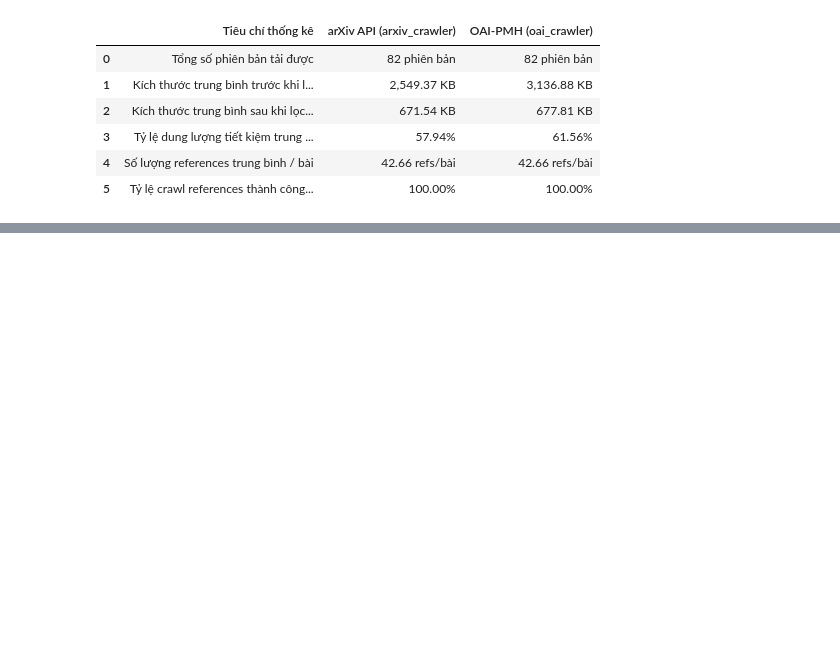
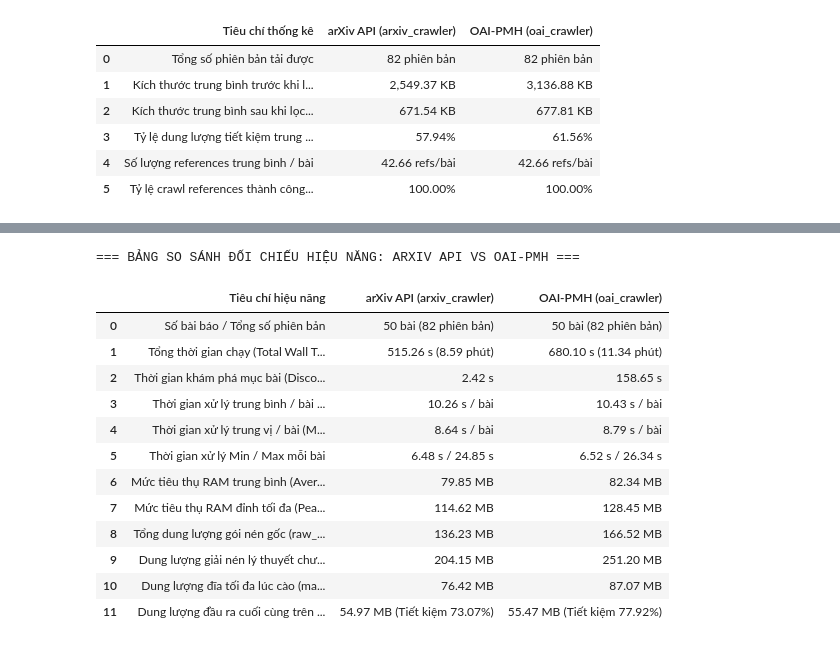
Before and after one commit to KhoaTapCode2006/NMKHDL_Nhom11, a Jupyter notebook: src/statistic.ipynb, the cells around one changed output, grey strips where cells are left out. Cells and saved outputs as stored; diff of their text form; code cells hidden in the pictures; blank space fills up the shorter version.

```diff
--- a/src/statistic.ipynb
+++ b/src/statistic.ipynb
@@ -178,0 +237,21 @@ display(stat.format_table(df_comparison))
+# %%
+# Bảng so sánh đối chiếu trực diện các chỉ số hiệu năng giữa 2 phương pháp
+if not df_bench.empty:
+    print("=== BẢNG SO SÁNH ĐỐI CHIẾU HIỆU NĂNG: ARXIV API VS OAI-PMH ===")
+    df_perf_comparison = stat.compare_performance_stats(df_bench)
+    display(stat.format_table(df_perf_comparison))
+# %% [output]
+=== BẢNG SO SÁNH ĐỐI CHIẾU HIỆU NĂNG: ARXIV API VS OAI-PMH ===
+|  | Tiêu chí hiệu năng | arXiv API (arxiv_crawler) | OAI-PMH (oai_crawler) |
+| 0 | Số bài báo / Tổng số phiên bản | 50 bài (82 phiên bản) | 50 bài (82 phiên bản) |
+| 1 | Tổng thời gian chạy (Total Wall T... | 515.26 s (8.59 phút) | 680.10 s (11.34 phút) |
+| 2 | Thời gian khám phá mục bài (Disco... | 2.42 s | 158.65 s |
+| 3 | Thời gian xử lý trung bình / bài ... | 10.26 s / bài | 10.43 s / bài |
+| 4 | Thời gian xử lý trung vị / bài (M... | 8.64 s / bài | 8.79 s / bài |
+| 5 | Thời gian xử lý Min / Max mỗi bài | 6.48 s / 24.85 s | 6.52 s / 26.34 s |
+| 6 | Mức tiêu thụ RAM trung bình (Aver... | 79.85 MB | 82.34 MB |
+| 7 | Mức tiêu thụ RAM đỉnh tối đa (Pea... | 114.62 MB | 128.45 MB |
+| 8 | Tổng dung lượng gói nén gốc (raw_... | 136.23 MB | 166.52 MB |
+| 9 | Dung lượng giải nén lý thuyết chư... | 204.15 MB | 251.20 MB |
+| 10 | Dung lượng đĩa tối đa lúc cào (ma... | 76.42 MB | 87.07 MB |
+| 11 | Dung lượng đầu ra cuối cùng trên ... | 54.97 MB (Tiết kiệm 73.07%) | 55.47 MB (Tiết kiệm 77.92%) |
```
Also changed, not shown: parts of 6 cells of this notebook, 7 other files.
